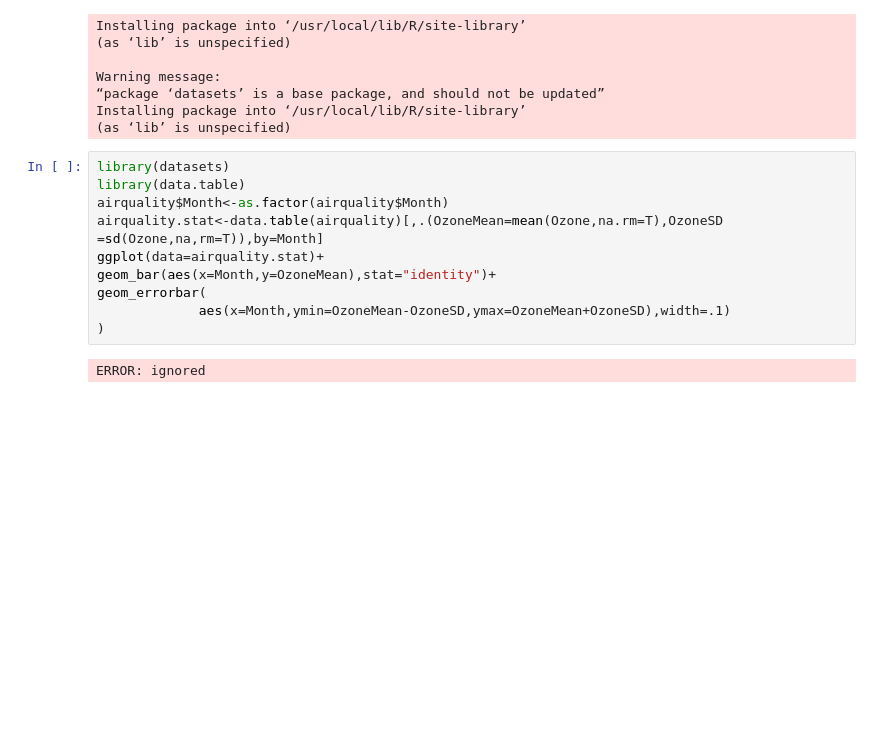
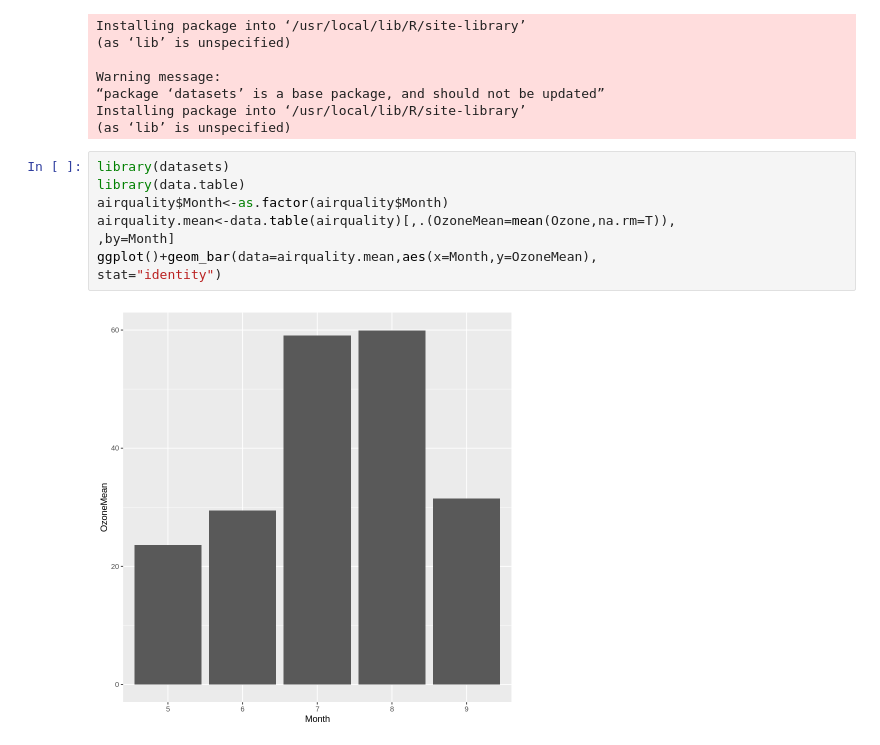
Before and after one commit to s10758018/Data, a Jupyter notebook: 「1022_ipynb」.ipynb, the cells around one changed output. Drawn from its saved outputs; the diff is of its cells as text; blank space fills up the shorter version.

```diff
--- a/「1022_ipynb」.ipynb
+++ b/「1022_ipynb」.ipynb
@@ -175,13 +137,10 @@ Installing package into ‘/usr/local/lib/R/site-library’
 # %%
 library(datasets)
 library(data.table)
 airquality$Month<-as.factor(airquality$Month)
-airquality.stat<-data.table(airquality)[,.(OzoneMean=mean(Ozone,na.rm=T),OzoneSD
-=sd(Ozone,na,rm=T)),by=Month]
-ggplot(data=airquality.stat)+
-geom_bar(aes(x=Month,y=OzoneMean),stat="identity")+
-geom_errorbar(
-             aes(x=Month,ymin=OzoneMean-OzoneSD,ymax=OzoneMean+OzoneSD),width=.1)
-)
+airquality.mean<-data.table(airquality)[,.(OzoneMean=mean(Ozone,na.rm=T)),
+,by=Month]
+ggplot()+geom_bar(data=airquality.mean,aes(x=Month,y=OzoneMean),
+stat="identity")
 # %% [output]
-ERROR: ignored
+[figure, added]
```
Also changed, not shown: parts of 10 cells of this notebook.
